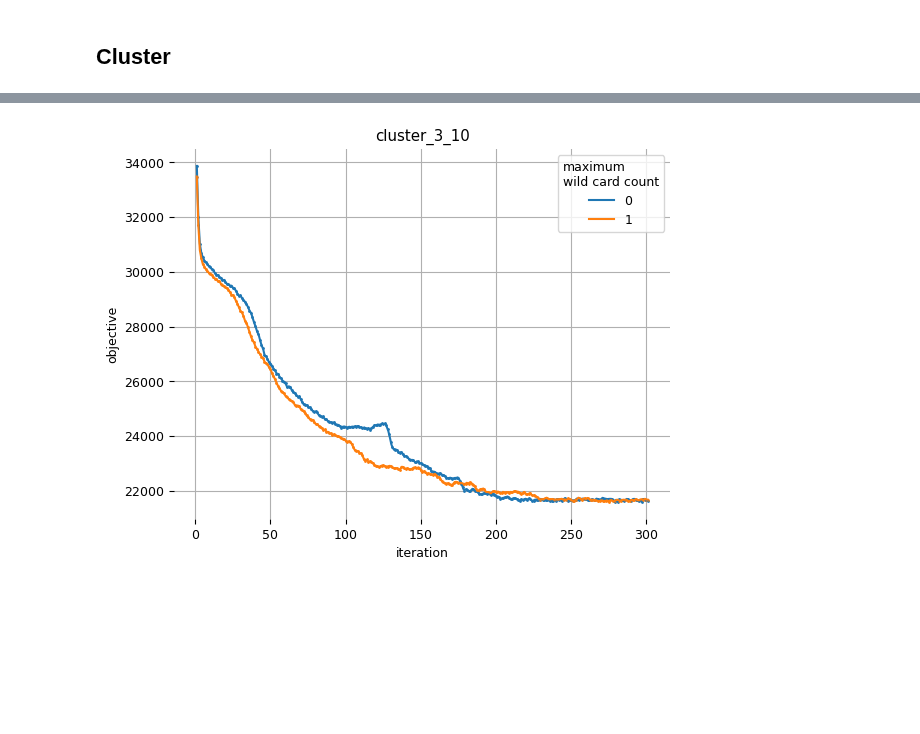
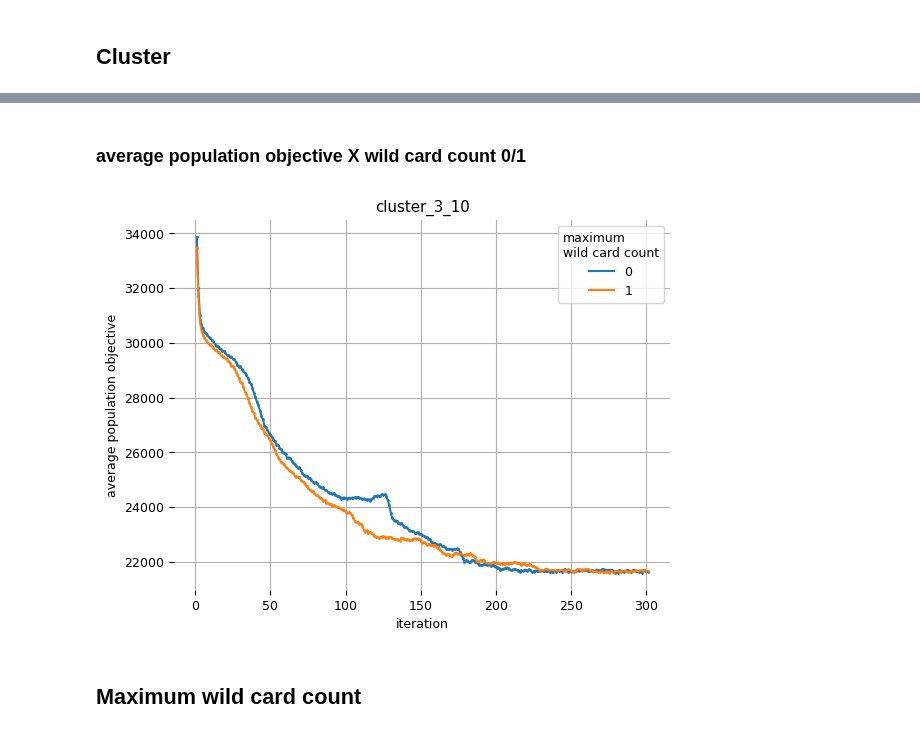
Before and after one commit to TaIos/master-thesis, a Jupyter notebook: src/notebooks/graphs.ipynb, the cells around one changed output, grey strips where cells are left out. Drawn from its saved outputs; the diff is of its cells as text; code cells hidden in the pictures; blank space fills up the shorter version.

```diff
--- a/src/notebooks/graphs.ipynb
+++ b/src/notebooks/graphs.ipynb
@@ -294,12 +382,9 @@ def loadDataset(name, datasetDir='/home/slarty/Documents/master-thesis/src/impl/
 # %% [markdown]
 ## Flow matrix
 # %%
-import numpy as np
-import matplotlib.pyplot as plt
-from matplotlib import cm as CM
 plt.rcParams.update({'font.size': 12})
 
-for name, size in [('random_10', 10), ('random_20', 20), ('packing_10', 10), ('packing_20', 20), ('cluster_3_10', 30), ('cluster_4_20', 80),
+for name, size in [('cluster_3_6', 18), ('random_10', 10), ('random_20', 20), ('packing_10', 10), ('packing_20', 20), ('cluster_3_10', 30), ('cluster_4_20', 80),
                   ('biased_sparse_cluster_3_10', 30)]:
     dataset = loadDataset(name)
     flows = np.zeros((size,size), dtype=float)
@@ -384,26 +440 @@ def compResToDf(compResLst: List[ComputationResult]) -> pd.DataFrame:
-# %%
-def smooth(x, y, k=3):
-    """ Just for nice smooth graphs """
-    from scipy.interpolate import make_interp_spline, BSpline
-    # 300 represents number of points to make between T.min and T.max
-    xnew = np.linspace(min(x), max(x), 300)
-
-    spl = make_interp_spline(x, y, k)  # type: BSpline
-    power_smooth = spl(xnew)
-
-    return xnew, power_smooth
-
-def addGridToFigure():
-    plt.rc('axes', axisbelow=True)
-    plt.grid(True)
-
-def plotter(x, y, label, title, legendTitle, ncol=1, scatterDotSize=2, fontsize=10,
-           xlabel='', ylabel=''):
-    plt.plot(*smooth(x,y), label=label)
-    plt.scatter(x, y, s=scatterDotSize)
-    plt.xlabel(xlabel)
-    plt.ylabel(ylabel)
-    plt.title(title)
-    addGridToFigure()
-    lgd = plt.legend(title=legendTitle, fontsize=fontsize, ncol=1)
 # %% [markdown]
@@ -481,20 +468,19 @@ loading: ./out/cluster/cluster_2023_04_11_00:01:51/4/009_cluster_3_10_3D655
+# %% [markdown]
+### average population objective X wild card count 0/1
 # %%
-import matplotlib as mpl
-
-mpl.rcParams['axes.spines.left'] = False
-mpl.rcParams['axes.spines.right'] = False
-mpl.rcParams['axes.spines.top'] = False
-mpl.rcParams['axes.spines.bottom'] = False
-
+turnSpinesOff()
 plt.rcParams.update({'font.size': 9})
+dfCTS = dfC.groupby([dfC.name, dfC.maximumWildCardCount])['avgObjTS'].mean()
 
 for name in ['cluster_3_10']:
     for maximumWildCardCount in [0,1]:
         label = f'{maximumWildCardCount}'
         ts = dfCTS[name, maximumWildCardCount]
         plotter(x=range(1, len(ts)+1), y=ts, label=label, title=name, legendTitle='maximum\nwild card count', scatterDotSize=1,
-               fontsize=9, xlabel='iteration', ylabel='objective')
+               fontsize=9, xlabel='iteration', ylabel='average population objective')
     plt.savefig(f'figures/{name}.pdf')
     plt.show()
 # %% [output]
-[figure, old version]
+[figure, new version]
+# %% [markdown]
+## Maximum wild card count
```
Also changed, not shown: parts of 23 cells of this notebook, 17 other files.
